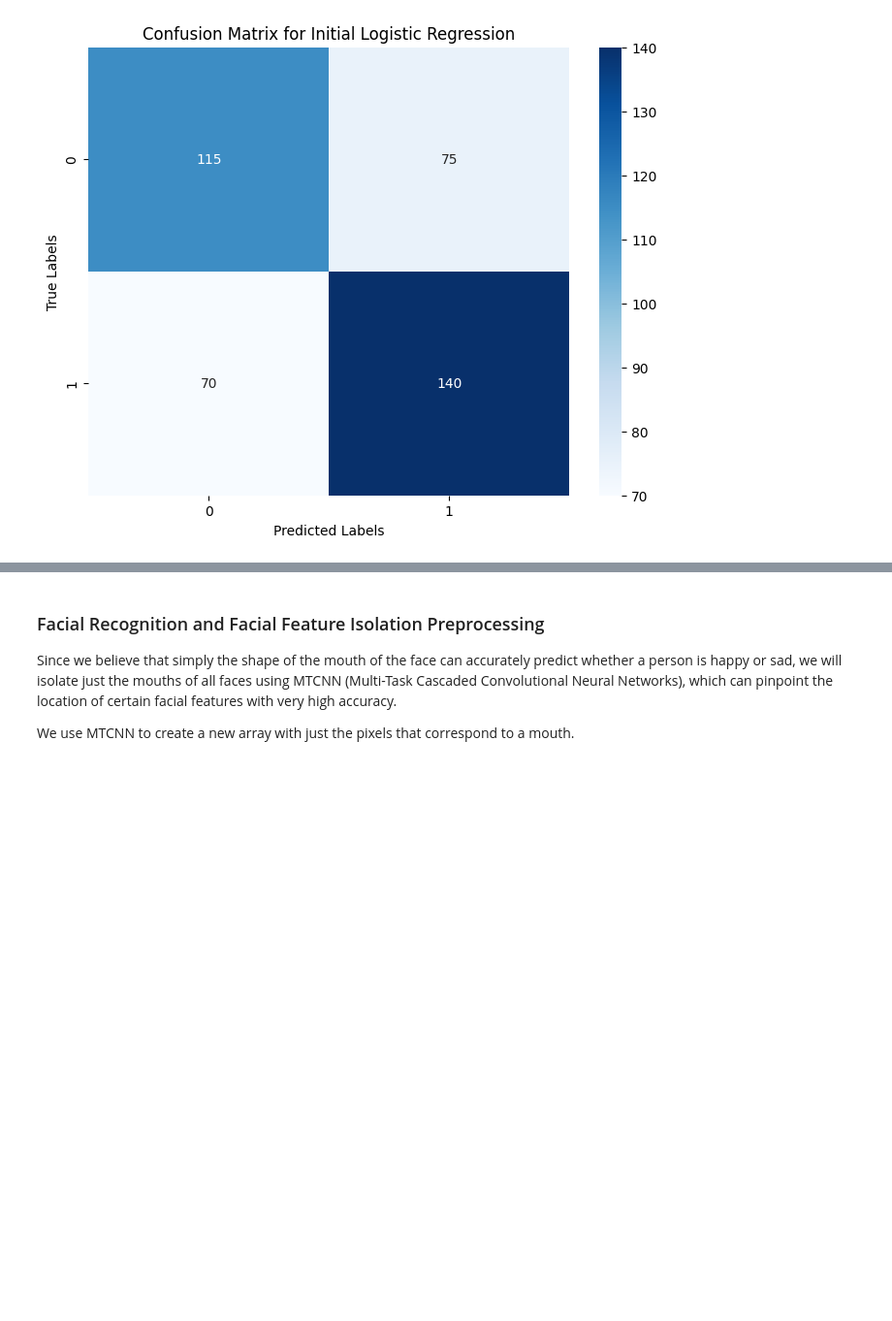
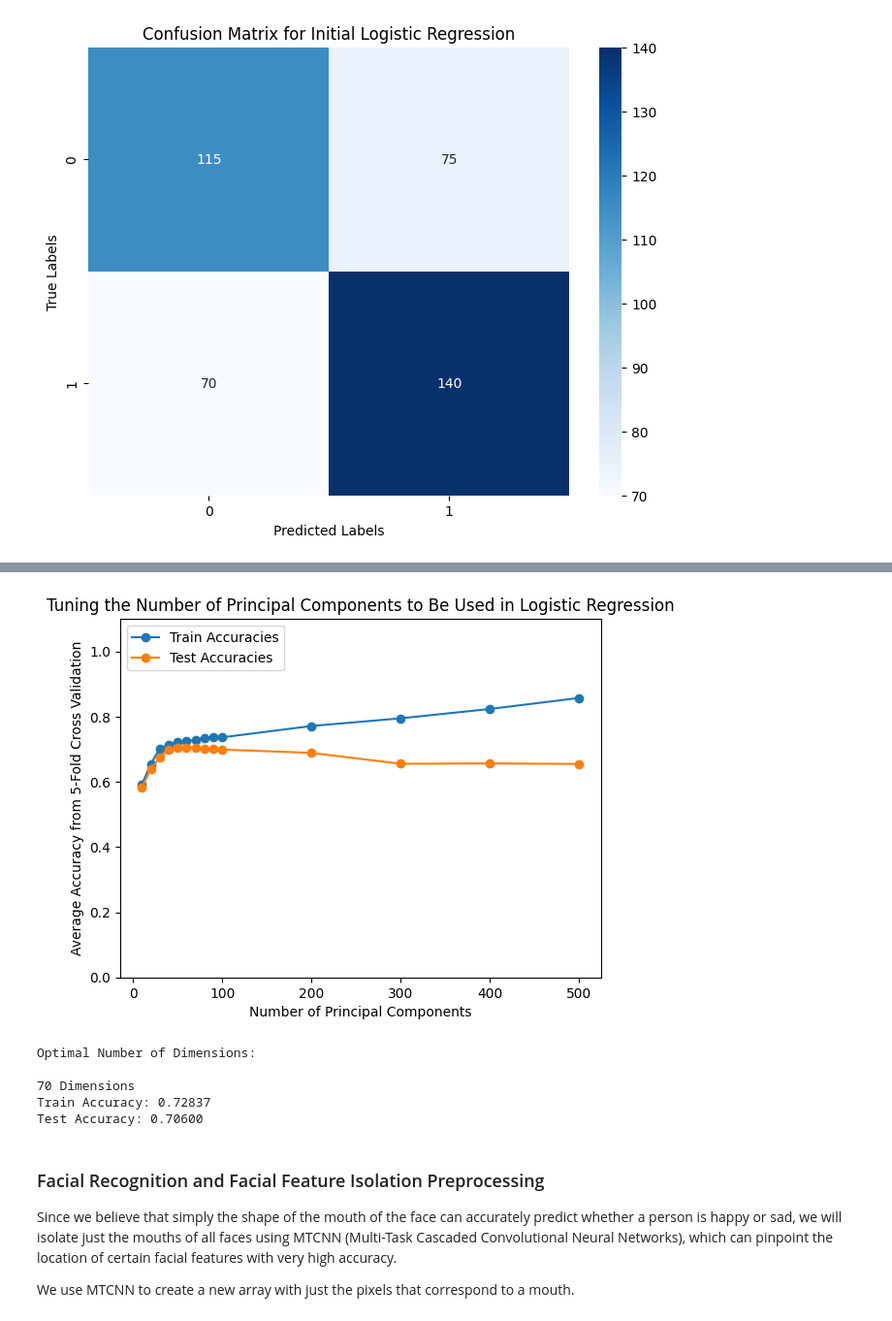
Before and after one commit to e019chen/facial-expression-recognition, a Jupyter notebook: code/binaryClassification.ipynb, the cells around one changed output, grey strips where cells are left out. Shown at 97% size. Drawn from its saved outputs; the diff is of its cells as text; code cells hidden in the pictures; blank space fills up the shorter version.

Commit message:
PCA and Cross Validation
on Binary Logistic Regression Model

```diff
--- a/code/binaryClassification.ipynb
+++ b/code/binaryClassification.ipynb
@@ -118,3 +122,51 @@ Test Accuracy: 0.6375
+# %%
+X = combinedArr
+y = labels
+
+kfold = KFold(n_splits=5, shuffle=True, random_state=22)
+
+accuracies = {}
+for dim in list(range(10, 110, 10)) + list(range(200, 600, 100)):
+    pca = PCA(n_components=dim)
+    trainAccuracy = []
+    testAccuracy = []
+    for i, (train_index, test_index) in enumerate(kfold.split(X)):
+        z_train = pca.fit_transform(X[train_index])
+        y_train = labels[train_index]
+        z_test = pca.transform(X[test_index])
+        y_test = labels[test_index]
+        logReg = LogisticRegression(max_iter=10000)
+        logReg.fit(z_train, y_train)
+
+        trainAccuracy.append(logReg.score(z_train, y_train))
+        testAccuracy.append(logReg.score(z_test, y_test))
+    accuracies[dim] = (np.mean(trainAccuracy), np.mean(testAccuracy))
+
+degree = list(accuracies)
+trainAccuracies, testAccuracies = zip(*accuracies.values())
+
+plt.plot(degree, trainAccuracies, "-o", label = "Train Accuracies")
+plt.plot(degree, testAccuracies, "-o", label = "Test Accuracies")
+plt.title("Tuning the Number of Principal Components to Be Used in Logistic Regression")
+plt.xlabel("Number of Principal Components")
+plt.ylabel("Average Accuracy from 5-Fold Cross Validation")
+plt.ylim(0, 1.1)
+plt.legend(loc="upper left")
+plt.show()
+# %% [output]
+[figure, added]
+# %%
+optimal = max([info for info in accuracies.items()], key=lambda x: x[1][1])
+print("Optimal Number of Dimensions:\n")
+print(f"{optimal[0]} Dimensions")
+print(f"Train Accuracy: {optimal[1][0]:.5f}")
+print(f"Test Accuracy: {optimal[1][1]:.5f}")
+# %% [output]
+Optimal Number of Dimensions:
+
+70 Dimensions
+Train Accuracy: 0.72837
+Test Accuracy: 0.70600
 # %% [markdown]
 ### Facial Recognition and Facial Feature Isolation Preprocessing
 
```
Also changed, not shown: parts of 3 cells of this notebook.
